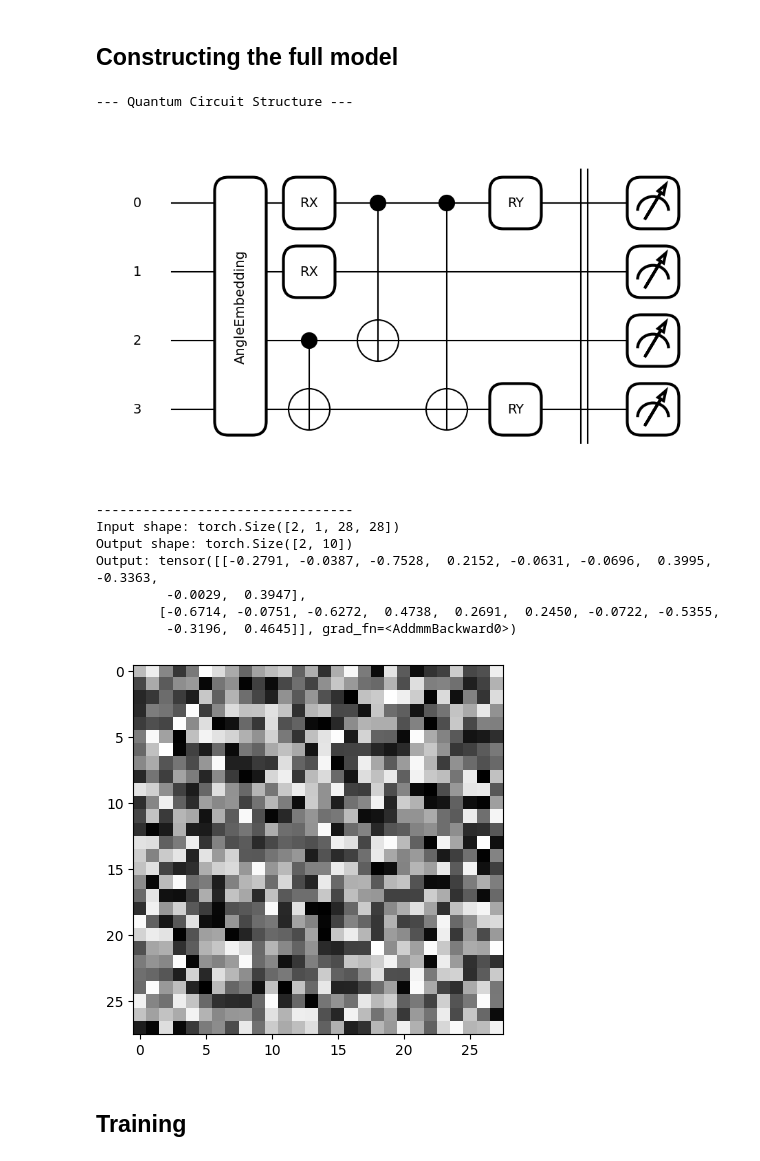
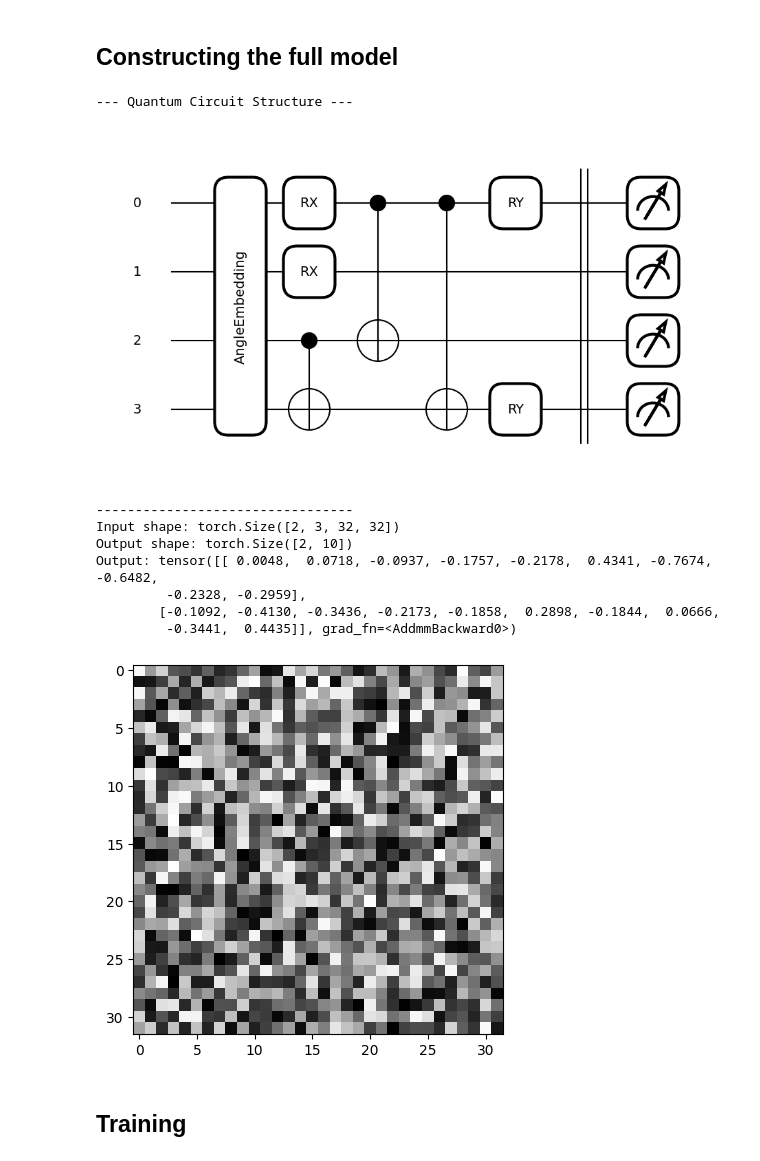
Before and after one commit to QLab-Classification/quantum-classification, a Jupyter notebook: HQNN/cifar10/HQNN-Quanv-local.ipynb, the cells around one changed output. Saved outputs shown, nothing was run; the diff lists cells and outputs as text; code cells hidden in the pictures.

```diff
--- a/HQNN/cifar10/HQNN-Quanv-local.ipynb
+++ b/HQNN/cifar10/HQNN-Quanv-local.ipynb
@@ -165,7 +165,7 @@ class HQNNQuanv(nn.Module):
         # Calculate output size after sliding the kernel
         # For stride=1, padding=0:
         self.feature_map_size = image_size - kernel_size + 1
-        self.n_channels = self.n_qubits # 4 for 2x2 kernel
+        self.n_channels = self.n_qubits * 3 # 4 for 2x2 kernel, multiply by 3 channels
 
         # Fully connected layer
         self.Dense = nn.Linear(self.n_channels * self.feature_map_size**2, n_classes)
@@ -178,10 +178,11 @@ class HQNNQuanv(nn.Module):
         for img in x:
             # img: (1, H, W)
             img_patches = []
-            for i in range(self.feature_map_size):
-                for j in range(self.feature_map_size):
-                    patch = img[0, i:i+self.kernel_size, j:j+self.kernel_size].reshape(-1)
-                    img_patches.append(patch)
+            for c in range(img.shape[0]):  # For each channel
+                for i in range(self.feature_map_size):
+                    for j in range(self.feature_map_size):
+                        patch = img[c, i:i+self.kernel_size, j:j+self.kernel_size].reshape(-1)
+                        img_patches.append(patch)
 
             img_patches = torch.stack(img_patches)      # (n_patches, n_qubits)
             quanv_out = self.quanv(img_patches)         # (n_patches, n_qubits)
@@ -199,35 +200,35 @@ class HQNNQuanv(nn.Module):
 # %%
 # --- Testing the full HQNNQuanv model ---
 batch_size = 2
-image_size = 28
+image_size = 32
 kernel_size = 2
 depth = 1
 n_classes = 10
 
 model = HQNNQuanv(image_size=image_size, kernel_size=kernel_size, depth=depth, n_classes=n_classes, draw_circuit=True)
 
 # Create a dummy batch of grayscale images (values ranging [0,1])
-dummy_images = torch.rand(batch_size, 1, image_size, image_size)
+dummy_images = torch.rand(batch_size, 3, image_size, image_size)
 # Visualize one of the dummy images
 plt.imshow(dummy_images[0, 0].detach().numpy(), cmap='gray')
 
 # Run the test forward passs
 output = model(dummy_images)
 
 print("Input shape:", dummy_images.shape)
 print("Output shape:", output.shape)
 print("Output:", output)
 # %% [output]
 --- Quantum Circuit Structure ---
 [figure]
 ---------------------------------
-Input shape: torch.Size([2, 1, 28, 28])
+Input shape: torch.Size([2, 3, 32, 32])
 Output shape: torch.Size([2, 10])
-Output: tensor([[-0.2791, -0.0387, -0.7528,  0.2152, -0.0631, -0.0696,  0.3995, -0.3363,
-         -0.0029,  0.3947],
-        [-0.6714, -0.0751, -0.6272,  0.4738,  0.2691,  0.2450, -0.0722, -0.5355,
-         -0.3196,  0.4645]], grad_fn=<AddmmBackward0>)
+Output: tensor([[ 0.0048,  0.0718, -0.0937, -0.1757, -0.2178,  0.4341, -0.7674, -0.6482,
+         -0.2328, -0.2959],
+        [-0.1092, -0.4130, -0.3436, -0.2173, -0.1858,  0.2898, -0.1844,  0.0666,
+         -0.3441,  0.4435]], grad_fn=<AddmmBackward0>)
-[figure, old version]
+[figure, new version]
 # %% [markdown]
 ## Training
 # %%
```
Also changed, not shown: parts of 6 cells of this notebook, 2 other files.
